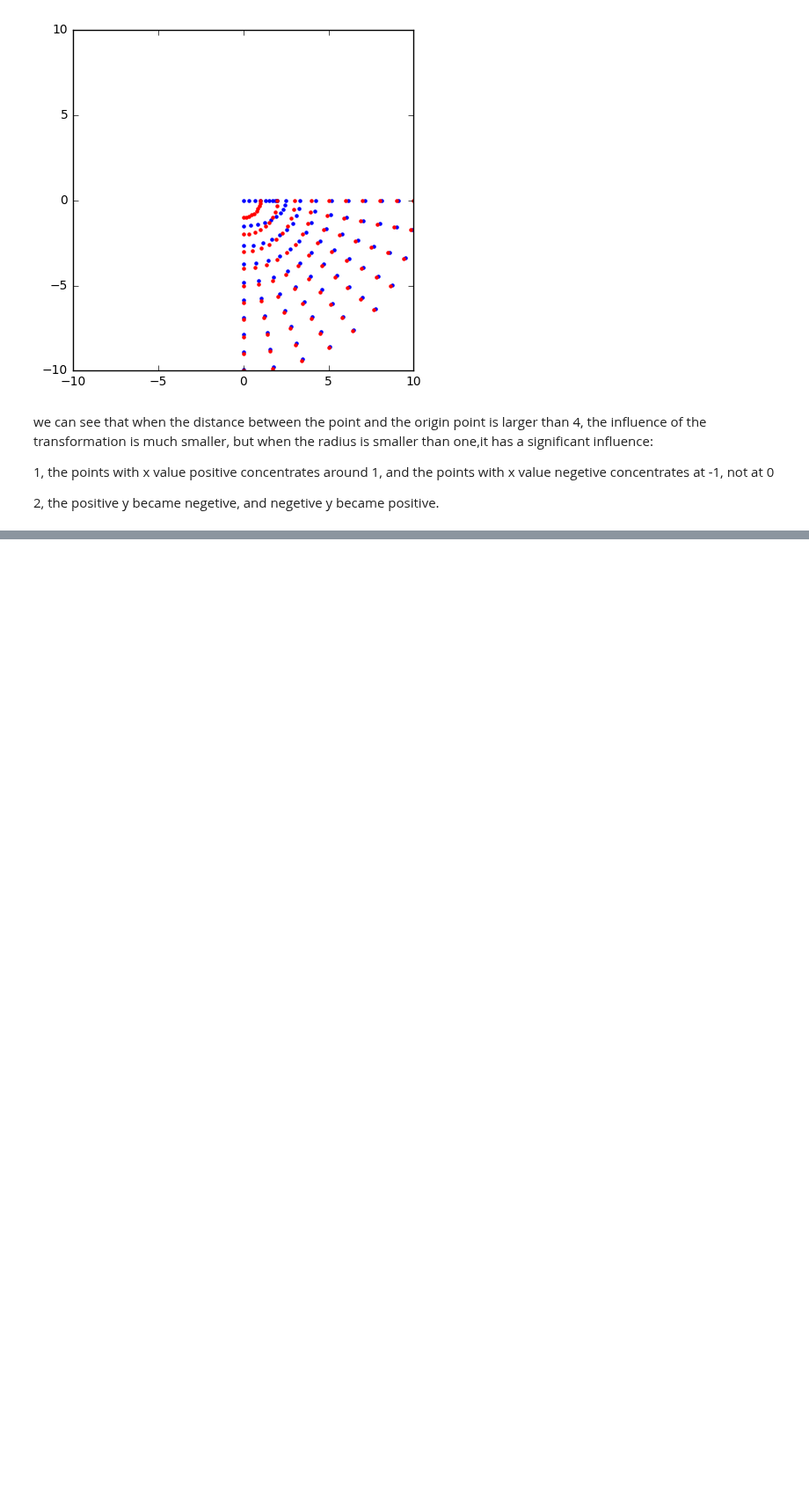
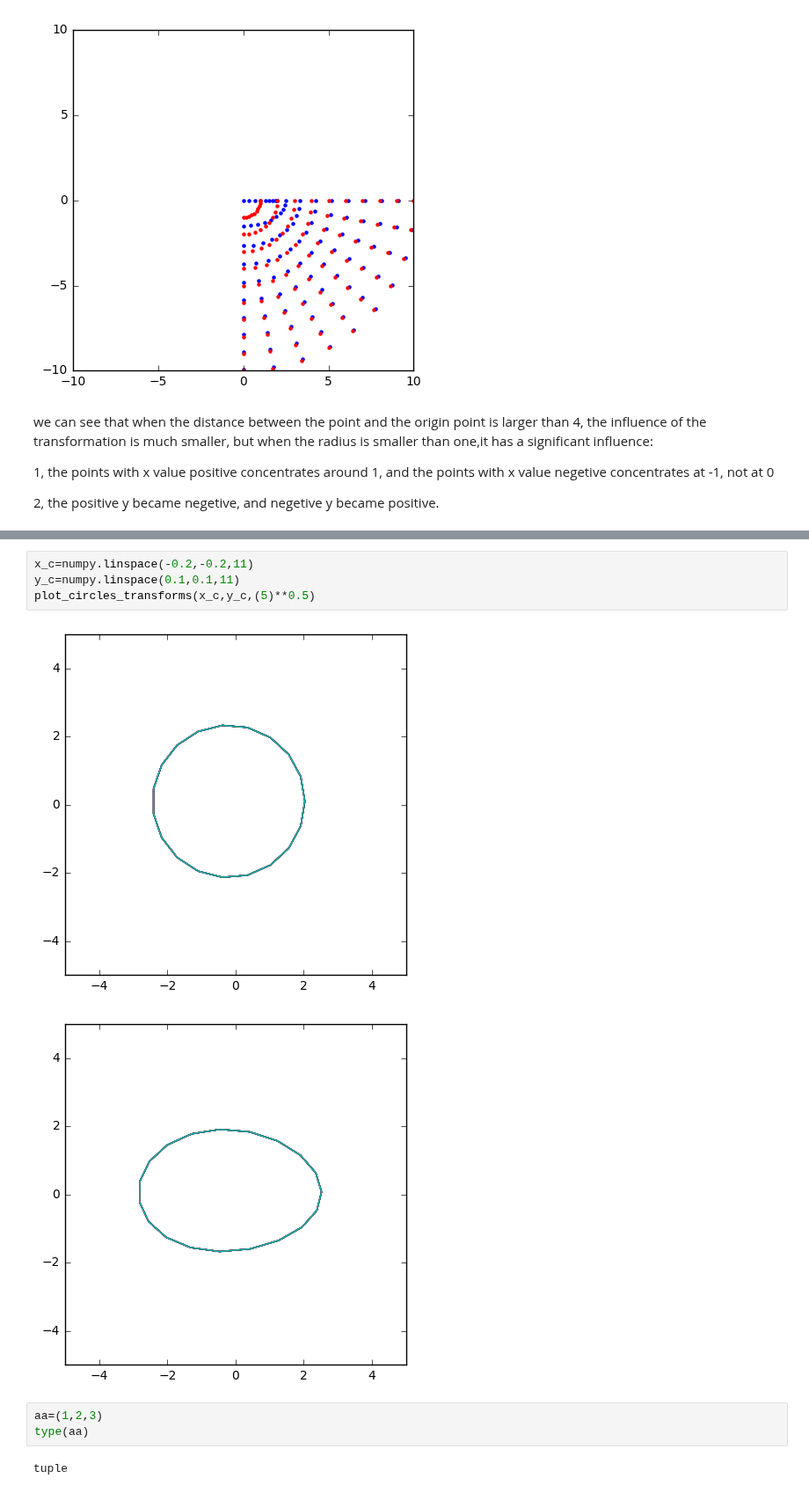
Before and after one commit to barbagroup/AeroPython-studentprojects2017, a Jupyter notebook: iamisrapel/Project_Joukowski_transformation.ipynb, the cells around one changed output, grey strips where cells are left out. Shown at 88% size. Cells and saved outputs as stored; diff of their text form; blank space fills up the shorter version.

```diff
--- a/iamisrapel/Project_Joukowski_transformation.ipynb
+++ b/iamisrapel/Project_Joukowski_transformation.ipynb
@@ -79,0 +139,12 @@ we can see that when the distance between the point and the origin point is larg
+# %%
+x_c=numpy.linspace(-0.2,-0.2,11)
+y_c=numpy.linspace(0.1,0.1,11)
+plot_circles_transforms(x_c,y_c,(5)**0.5)
+# %% [output]
+[figure, added]
+[figure, added]
+# %%
+aa=(1,2,3)
+type(aa)
+# %% [output]
+tuple
```
Also changed, not shown: parts of 7 cells of this notebook.
